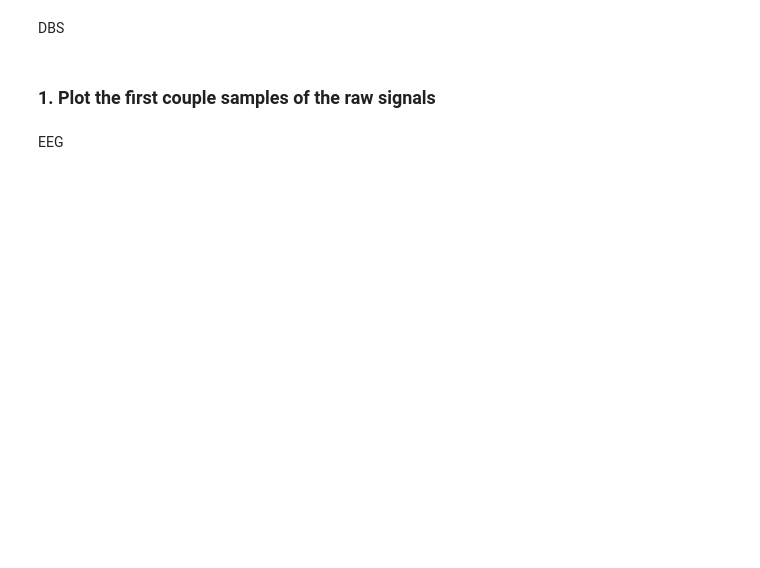
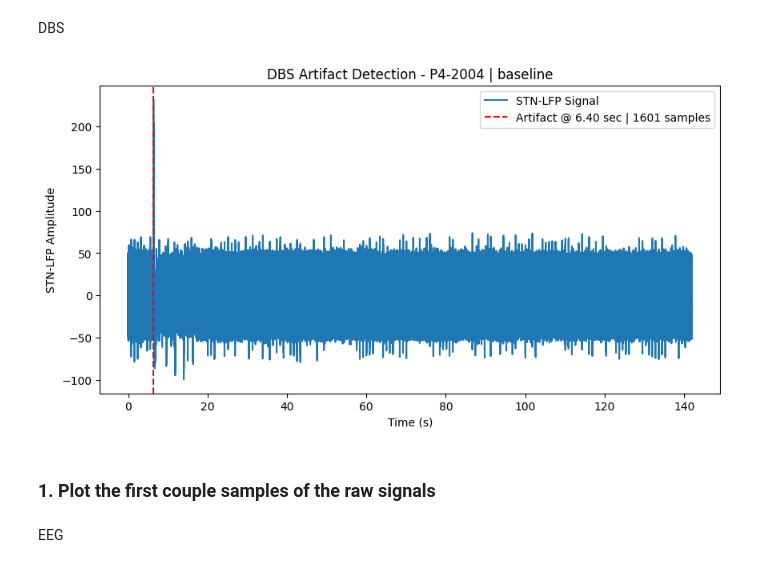
Before and after one commit to lenasalz/dbs-eeg-sync, a Jupyter notebook: notebooks/publication_figures.ipynb, the cells around one changed output. Drawn from its saved outputs; the diff is of its cells as text; code cells hidden in the pictures; blank space fills up the shorter version.

```diff
--- a/notebooks/publication_figures.ipynb
+++ b/notebooks/publication_figures.ipynb
@@ -105,10 +130,12 @@ print(f'Sync index: {eeg_sync_idx/eeg_data.info["sfreq"]} seconds')
 DBS
 # %%
 # Find DBS sync artifact
-dbs_peak_idx, dbs_peak_s = find_dbs_peak(dbs_signal, dbs_fs, save_dir=None, sub_id=sub_id, block=block)
+dbs_peak_idx, dbs_peak_s = detect_dbs_sync_artifact(dbs_signal, dbs_fs, save_dir=None, sub_id=sub_id, block=block)
 # investigate the artifact
 dbs_artifact = dbs_signal[dbs_peak_idx-int(dbs_fs/2):dbs_peak_idx+int(dbs_fs/2)]
 dbs_times = np.arange(len(dbs_artifact)) / dbs_fs
+# %% [output]
+[figure, added]
 # %% [markdown]
 ### 1. Plot the first couple samples of the raw signals
 # %% [markdown]
```
Also changed, not shown: parts of 27 cells of this notebook, 1 other file.
